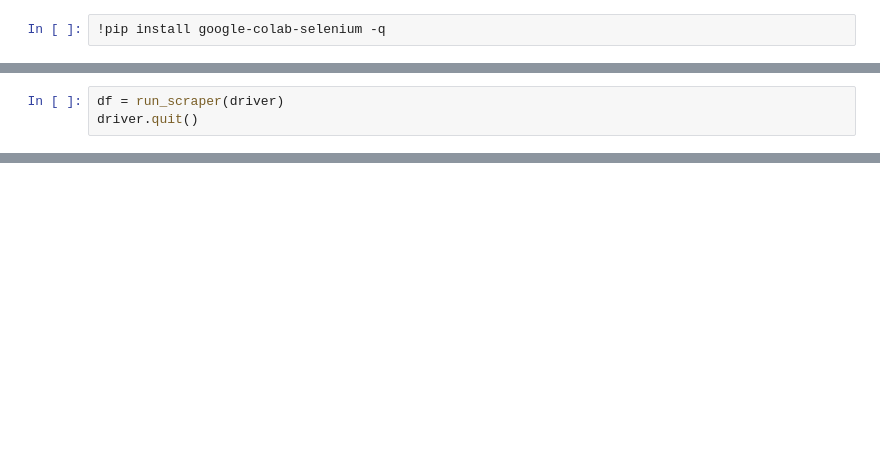
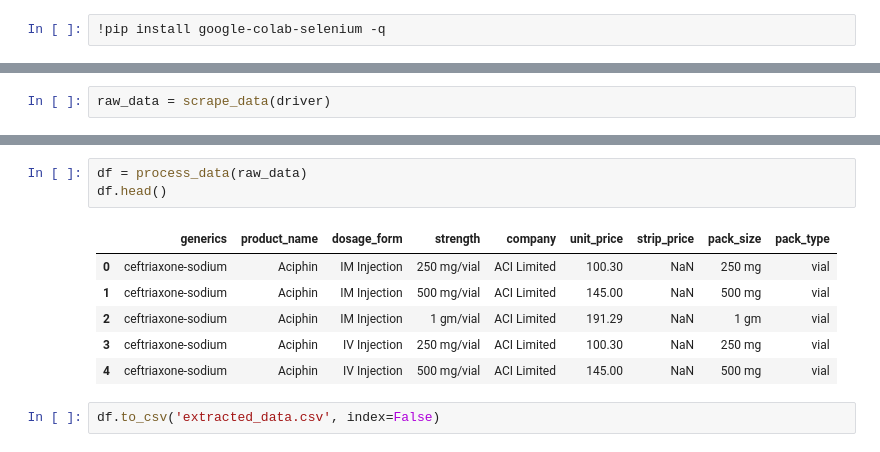
Before and after one commit to HasnatHridoy/BD-antibiotic-drug-market-analysis, a Jupyter notebook: scraper_files/notebooks/antibiotics_data_scraping.ipynb, the cells around one changed output, grey strips where cells are left out. Drawn from its saved outputs; the diff is of its cells as text; blank space fills up the shorter version.

```diff
--- a/scraper_files/notebooks/antibiotics_data_scraping.ipynb
+++ b/scraper_files/notebooks/antibiotics_data_scraping.ipynb
@@ -176,3 +99,0 @@ Writing scraper_core.py
-# %%
-df = run_scraper(driver)
-driver.quit()
@@ -196,0 +100,2 @@ Scraping finished. Data saved as extracted_data.csv
+# %%
+raw_data = scrape_data(driver)
@@ -196,0 +187,12 @@ Scraping finished. Data saved as extracted_data.csv
+# %%
+df = process_data(raw_data)
+df.head()
+# %% [output]
+|  | generics | product_name | dosage_form | strength | company | unit_price | strip_price | pack_size | pack_type |
+| 0 | ceftriaxone-sodium | Aciphin | IM Injection | 250 mg/vial | ACI Limited | 100.30 | NaN | 250 mg | vial |
+| 1 | ceftriaxone-sodium | Aciphin | IM Injection | 500 mg/vial | ACI Limited | 145.00 | NaN | 500 mg | vial |
+| 2 | ceftriaxone-sodium | Aciphin | IM Injection | 1 gm/vial | ACI Limited | 191.29 | NaN | 1 gm | vial |
+| 3 | ceftriaxone-sodium | Aciphin | IV Injection | 250 mg/vial | ACI Limited | 100.30 | NaN | 250 mg | vial |
+| 4 | ceftriaxone-sodium | Aciphin | IV Injection | 500 mg/vial | ACI Limited | 145.00 | NaN | 500 mg | vial |
+# %%
+df.to_csv('extracted_data.csv', index=False)
```
Also changed, not shown: parts of 8 cells of this notebook.
